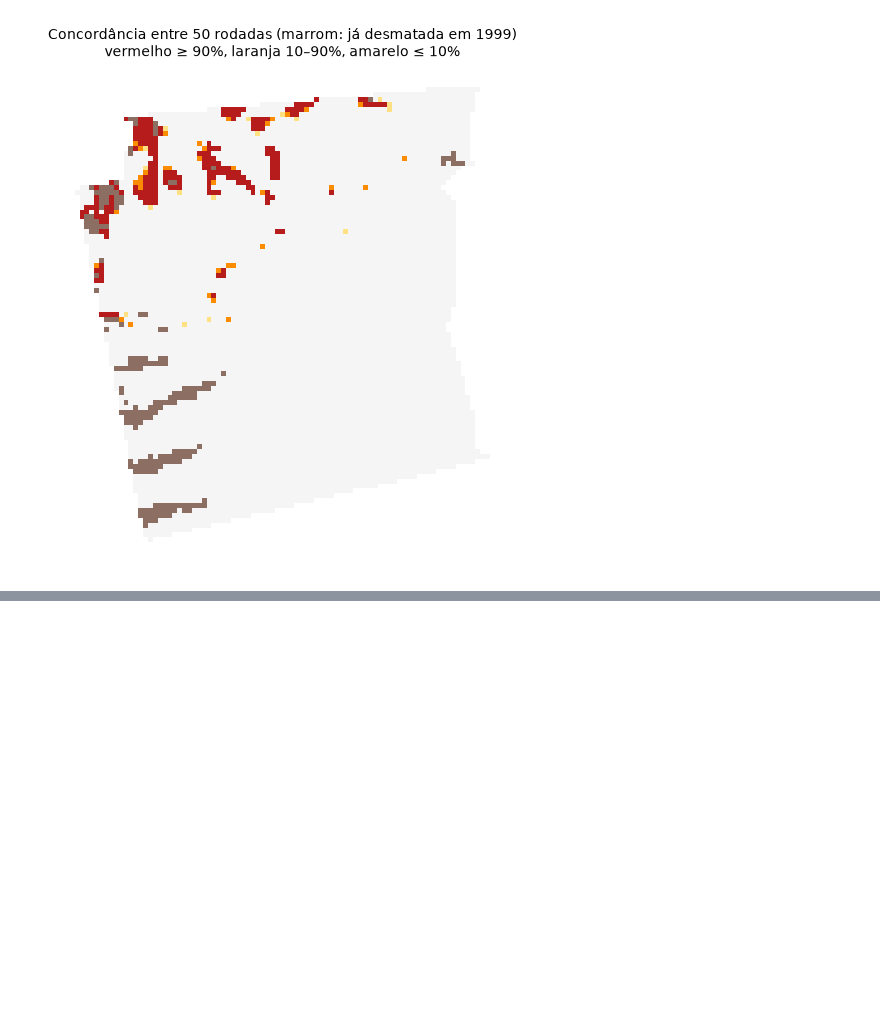
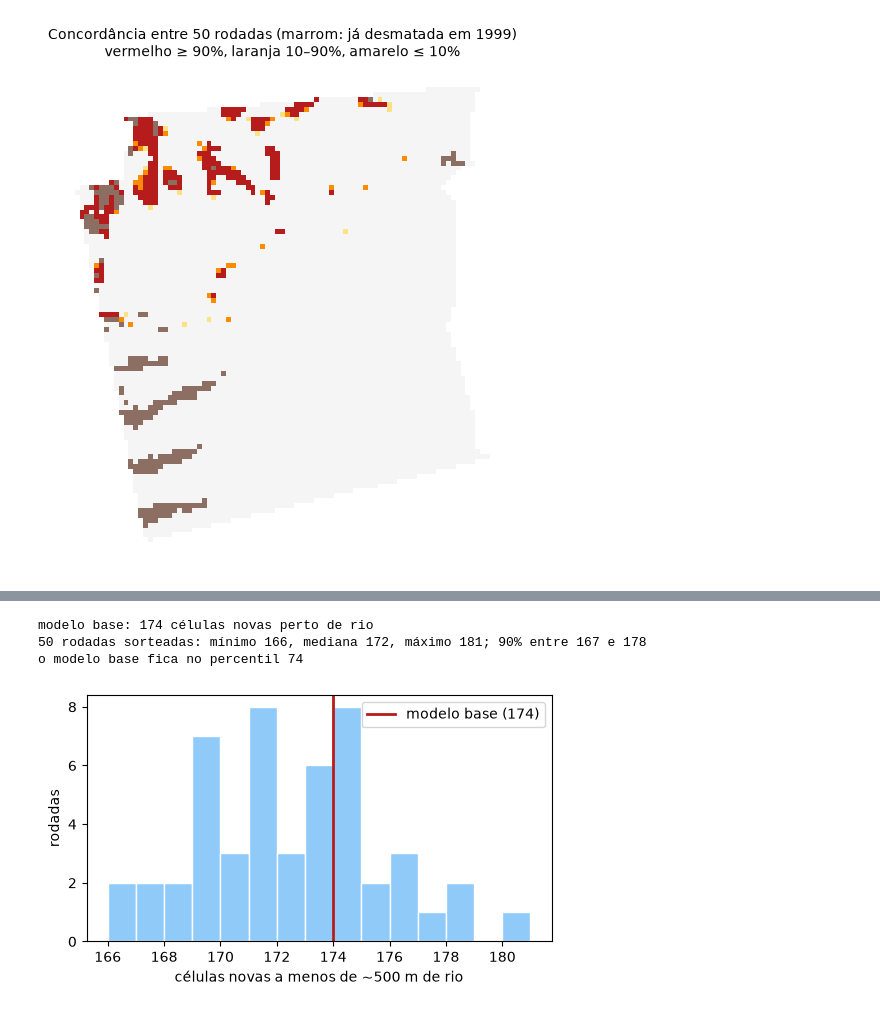
Before and after one commit to lambdageo-edu/curso-modelagem-dinamica-espacial, a Jupyter notebook: docs/notebooks/encontro12_incerteza_sensibilidade.ipynb, the cells around one changed output, grey strips where cells are left out. Cells and saved outputs as stored; diff of their text form; code cells hidden in the pictures; blank space fills up the shorter version.

```diff
--- a/docs/notebooks/encontro12_incerteza_sensibilidade.ipynb
+++ b/docs/notebooks/encontro12_incerteza_sensibilidade.ipynb
@@ -207,8 +208,11 @@ def coeficientes_sorteados(semente):
 
 inicio = time.perf_counter()
 vezes = np.zeros(len(moju))
+perto_por_rodada = []                     # quantas células novas ficam perto de um rio, em cada rodada
 for semente in range(RODADAS):
-    vezes += novas_celulas(coeficientes_sorteados(semente))
+    novas = novas_celulas(coeficientes_sorteados(semente))
+    vezes += novas
+    perto_por_rodada.append(int((novas & perto_do_rio).sum()))
 concordancia = vezes / RODADAS
 print(f"{RODADAS} rodadas em {time.perf_counter() - inicio:.1f} s")
 
@@ -240 +252,19 @@ em 10% ou menos: rara                     17
+# %%
+valor_base = int((base & perto_do_rio).sum())
+dist = np.array(perto_por_rodada)
+percentil = (dist < valor_base).mean() * 100 + (dist == valor_base).mean() * 50
+print(f"modelo base: {valor_base} células novas perto de rio")
+print(f"{RODADAS} rodadas sorteadas: mínimo {dist.min()}, mediana {np.median(dist):.0f}, máximo {dist.max()}; "
+      f"90% entre {np.percentile(dist, 5):.0f} e {np.percentile(dist, 95):.0f}")
+print(f"o modelo base fica no percentil {percentil:.0f}")
+
+fig, ax = plt.subplots(figsize=(6, 3.2))
+ax.hist(dist, bins=15, color="#90caf9", edgecolor="white")
+ax.axvline(valor_base, color="#b71c1c", lw=2, label=f"modelo base ({valor_base})")
+ax.set(xlabel="células novas a menos de ~500 m de rio", ylabel="rodadas"); ax.legend();
+# %% [output]
+modelo base: 174 células novas perto de rio
+50 rodadas sorteadas: mínimo 166, mediana 172, máximo 181; 90% entre 167 e 178
+o modelo base fica no percentil 74
+[figure, added]
 # %% [markdown]
```
Also changed, not shown: parts of 5 cells of this notebook, 17 other files.
